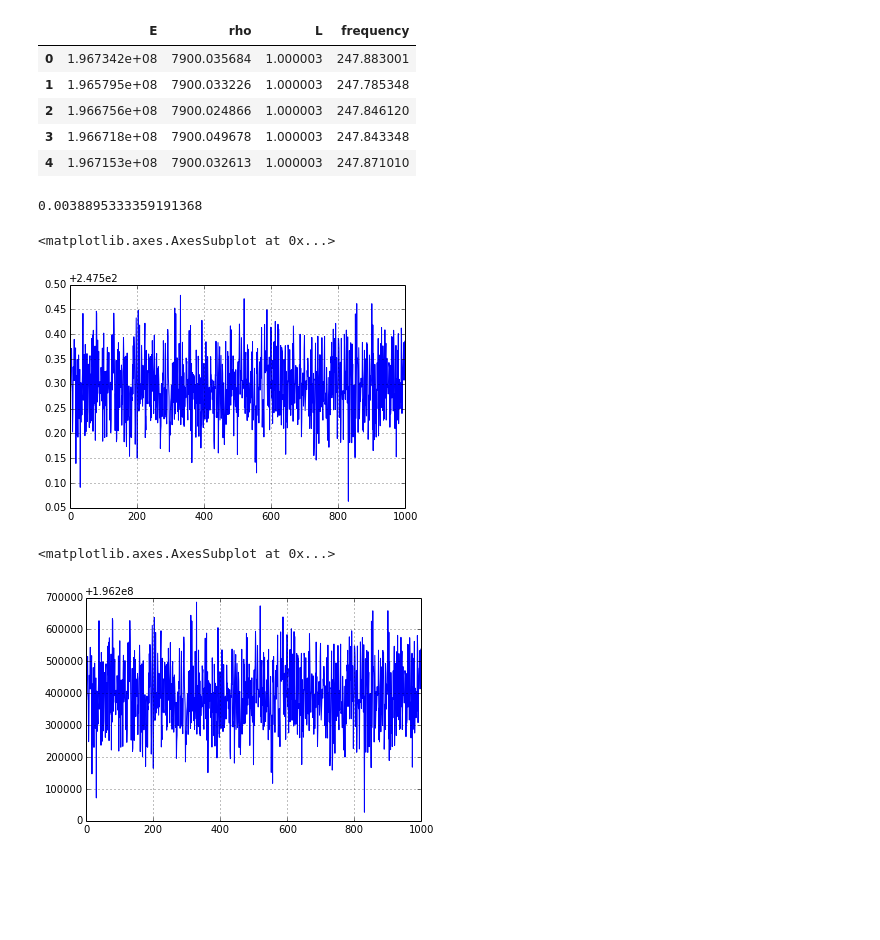
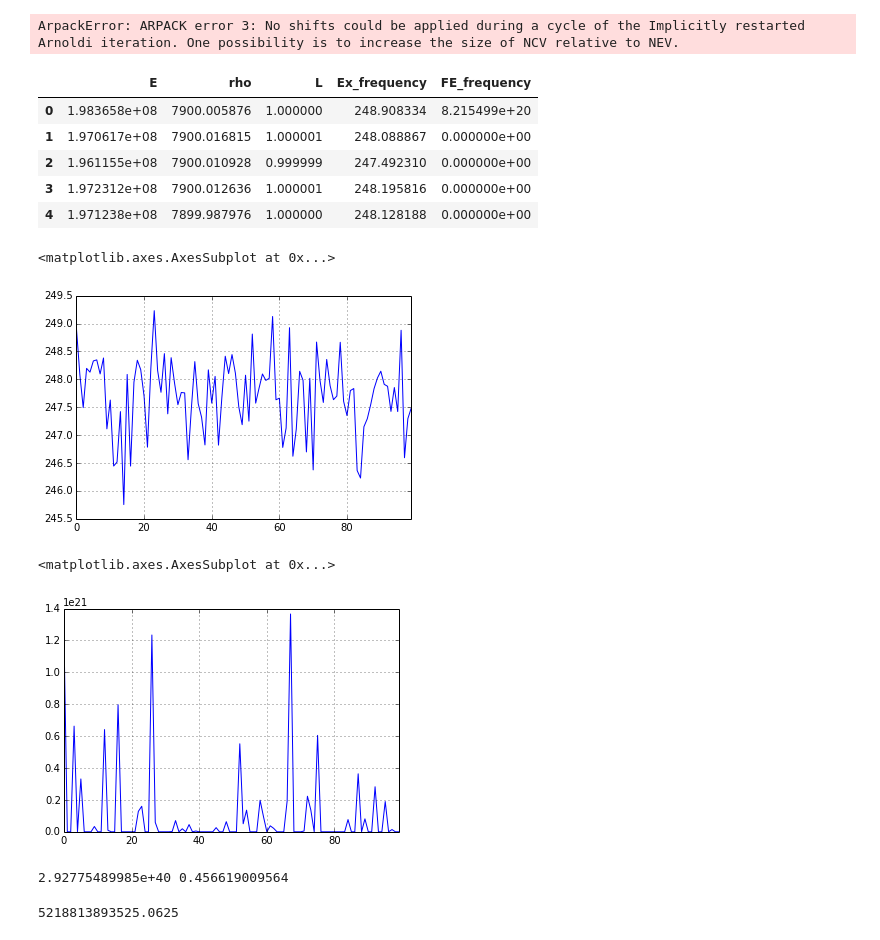
Before and after one commit to nae9on/BrakeSqueal0.1, a Jupyter notebook: Pseudospectrum.ipynb, the cells around one changed output. Saved outputs shown, nothing was run; the diff lists cells and outputs as text; code cells hidden in the pictures; blank space fills up the shorter version.

```diff
--- a/Pseudospectrum.ipynb
+++ b/Pseudospectrum.ipynb
@@ -40,32 +58,65 @@ array([[  1.96734195e+08,   7.90003568e+03,   1.00000338e+00],
+# %%
+def epairs(M,C,K):
+    n=len(M)
+    Z=np.zeros((n,n))
+    I=np.eye(n)
+    A=np.bmat([[K,Z],[Z,I]])
+    B=np.bmat([[-C,-M],[I,Z]])
+    w,v=sp_linalg.eigs(A*np.linalg.inv(B),k=1)
+    return w,v
+# %%
+def FEevals(n,E,rho,L):
+    M,C,K=FEmatricesBAD(n,E,rho,L)
+    la,mode=epairs(M,C,K)
+    freq=np.min(np.abs(np.imag(la)))
+    return freq,mode
 # %%
-y=[]
+yex=[]
+ycalc=[]
+n=50
 for i in np.arange(m):
-    E,rho,L=X[i]
-    w1=np.pi*np.sqrt(E/rho)/2*L
-    y.append(w1)
+    E,rho,L=X[i];
+    w1=np.pi*np.sqrt(E/rho)/2*L;
+    w2,vec=FEevals(n,E,rho,L);
+    yex.append(w1);
+    ycalc.append(w2);
+# %% [output]
+ArpackError: ARPACK error 3: No shifts could be applied during a cycle of the Implicitly restarted Arnoldi iteration. One possibility is to increase the size of NCV relative to NEV.
 # %%
 df = pd.DataFrame(data = X)
 df.columns = ['E','rho','L']
-df['frequency'] = y
+df['Ex_frequency'] = yex
+df['FE_frequency'] = ycalc
 df.head()
 # %% [output]
-|  | E | rho | L | frequency |
-| 0 | 1.967342e+08 | 7900.035684 | 1.000003 | 247.883001 |
-| 1 | 1.965795e+08 | 7900.033226 | 1.000003 | 247.785348 |
-| 2 | 1.966756e+08 | 7900.024866 | 1.000003 | 247.846120 |
-| 3 | 1.966718e+08 | 7900.049678 | 1.000003 | 247.843348 |
-| 4 | 1.967153e+08 | 7900.032613 | 1.000003 | 247.871010 |
+|  | E | rho | L | Ex_frequency | FE_frequency |
+| 0 | 1.983658e+08 | 7900.005876 | 1.000000 | 248.908334 | 8.215499e+20 |
+| 1 | 1.970617e+08 | 7900.016815 | 1.000001 | 248.088867 | 0.000000e+00 |
+| 2 | 1.961155e+08 | 7900.010928 | 0.999999 | 247.492310 | 0.000000e+00 |
+| 3 | 1.972312e+08 | 7900.012636 | 1.000001 | 248.195816 | 0.000000e+00 |
+| 4 | 1.971238e+08 | 7899.987976 | 1.000000 | 248.128188 | 0.000000e+00 |
-# %%
-df['frequency'].var()
-# %% [output]
-0.0038895333359191368
 # %%
-df['frequency'].plot()
+df['Ex_frequency'].plot()
 # %% [output]
 <matplotlib.axes.AxesSubplot at 0x...>
-[figure, old version]
+[figure, new version]
 # %%
-df['E'].plot()
+df['FE_frequency'].plot()
 # %% [output]
 <matplotlib.axes.AxesSubplot at 0x...>
-[figure, old version]
+[figure, new version]
+# %%
+print df['FE_frequency'].var(), df['Ex_frequency'].var()
+# %% [output]
+2.92775489985e+40 0.456619009564
+# %%
+h=L/n
+Kp=E*np.eye(n)/h
+EE=np.eye(n)-np.eye(n,k=-1)
+EET=np.transpose(EE)
+K=np.dot(np.dot(EE,Kp),EET)
+K[-1,-1]=1e20
+K[-1,-2]=1e20
+np.linalg.cond(K)
+# %% [output]
+5218813893525.0625
```
Also changed, not shown: parts of 9 cells of this notebook.
